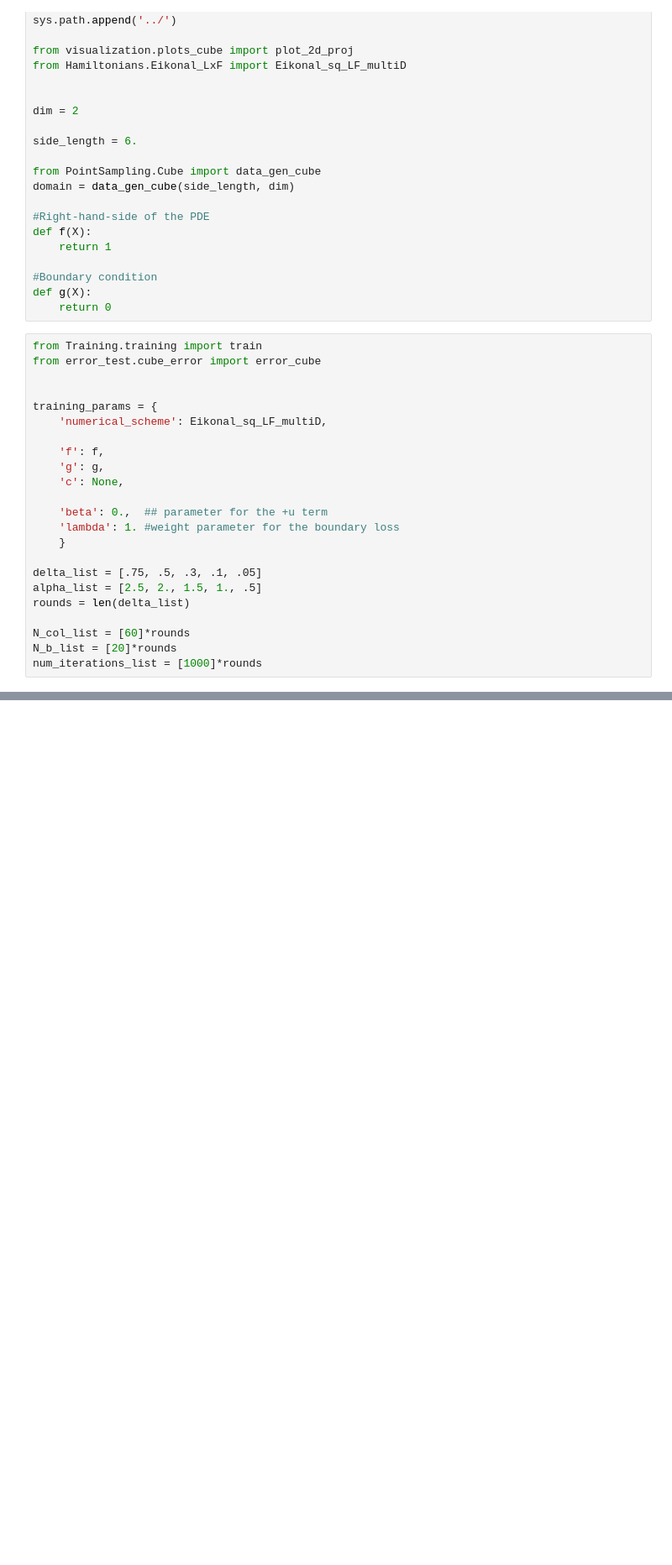
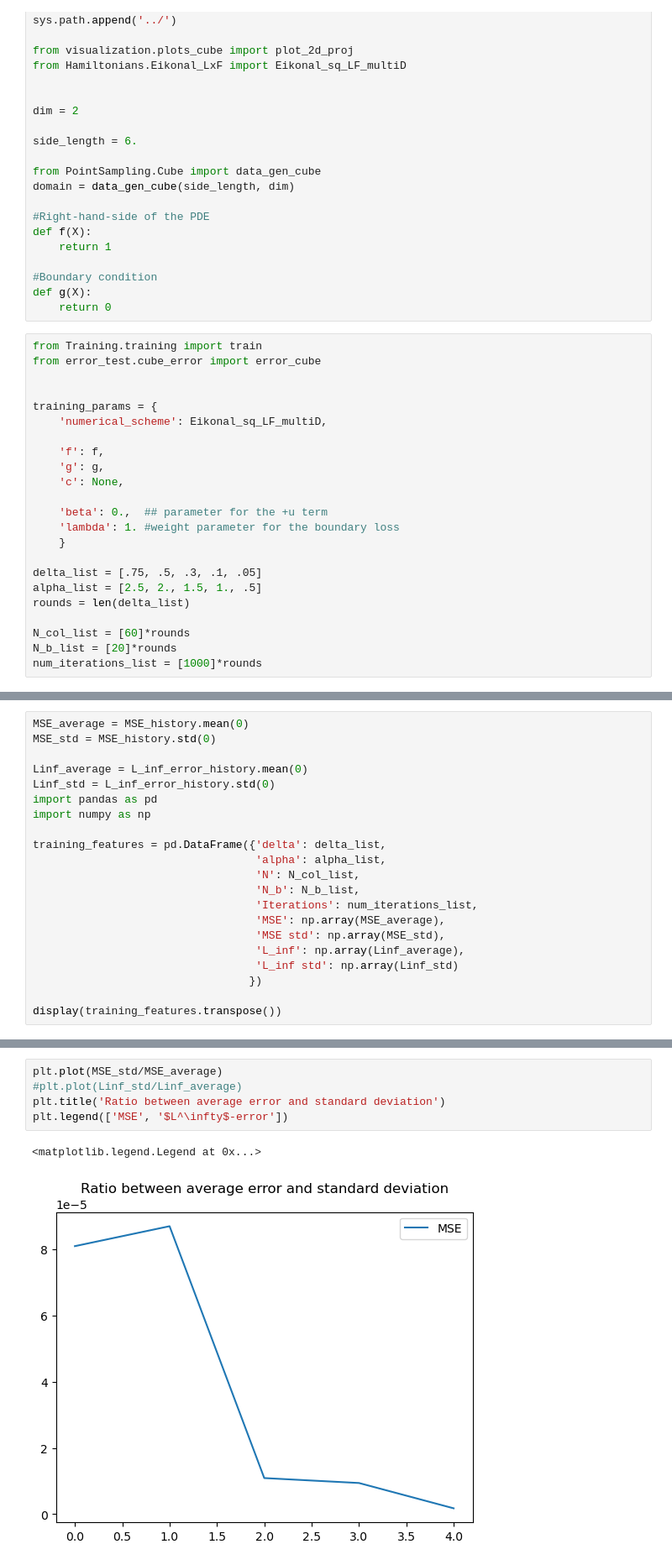
Before and after one commit to utkaiser/HamiltonJacobi_LeastSquares_LxF_NNs, a Jupyter notebook: Notebooks_revised/Eikonal_2d.ipynb, the cells around one changed output, grey strips where cells are left out. Shown: that part at 84% size. Cells and saved outputs as stored; diff of their text form; blank space fills up the shorter version.

```diff
--- a/Notebooks_revised/Eikonal_2d.ipynb
+++ b/Notebooks_revised/Eikonal_2d.ipynb
@@ -163,0 +170,21 @@ tensor(8.7609)
+# %%
+MSE_average = MSE_history.mean(0)
+MSE_std = MSE_history.std(0)
+
+Linf_average = L_inf_error_history.mean(0)
+Linf_std = L_inf_error_history.std(0)
+import pandas as pd
+import numpy as np
+
+training_features = pd.DataFrame({'delta': delta_list,
+                                  'alpha': alpha_list,
+                                  'N': N_col_list,
+                                  'N_b': N_b_list,
+                                  'Iterations': num_iterations_list,
+                                  'MSE': np.array(MSE_average),
+                                  'MSE std': np.array(MSE_std),
+                                  'L_inf': np.array(Linf_average),
+                                  'L_inf std': np.array(Linf_std)
+                                 })
+
+display(training_features.transpose())
@@ -163,0 +202,8 @@ tensor(8.7609)
+# %%
+plt.plot(MSE_std/MSE_average)
+#plt.plot(Linf_std/Linf_average)
+plt.title('Ratio between average error and standard deviation')
+plt.legend(['MSE', '$L^\infty$-error'])
+# %% [output]
+<matplotlib.legend.Legend at 0x...>
+[figure, added]
```
Also changed, not shown: parts of 4 cells of this notebook, 1 other file.
